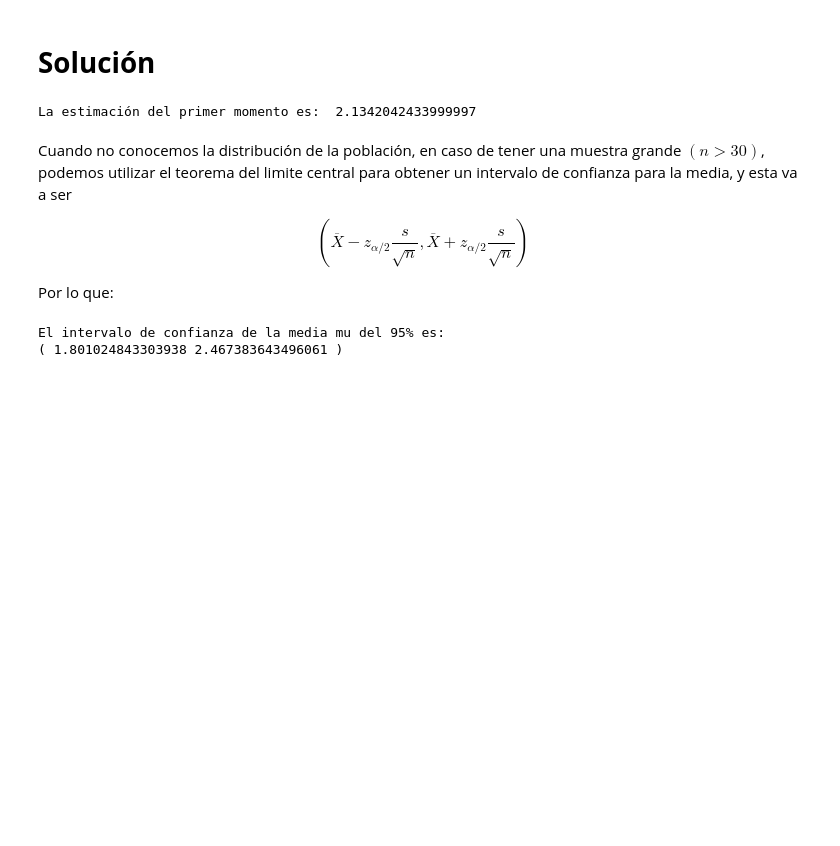
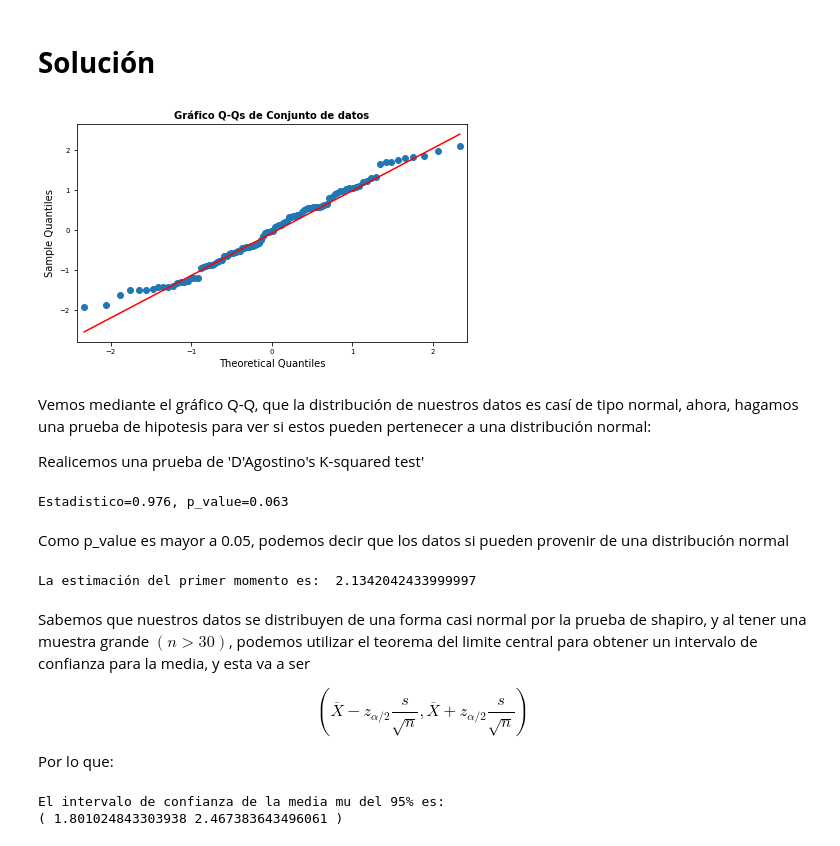
Before and after one commit to HugoMagos0725/Analisis_de_datos, a Jupyter notebook: Tarea_2_Inferencia_Estadistica.ipynb, the cells around one changed output. Drawn from its saved outputs; the diff is of its cells as text; code cells hidden in the pictures; blank space fills up the shorter version.

```diff
--- a/Tarea_2_Inferencia_Estadistica.ipynb
+++ b/Tarea_2_Inferencia_Estadistica.ipynb
@@ -198,13 +221,37 @@ El intervalo de confianza de a del 95% es:
 Con la misma secuencia de datos del problema anterior x. I**magína que no conoces la distribución de donde proviene la muestra**. Estima el primer momento de la distribución $\mu=\bar{x}$ (promedio) y enstima el intervalo de confianza del 95%.
 # %% [markdown]
 # **Solución**
+# %%
+def grafico(a,b):
+  fig, ax = plt.subplots(figsize=(7,4))
+  sm.qqplot(np.array(a), fit   = True, line  = 'q', ax    = ax)
+  ax.set_title('Gráfico Q-Qs de '+b, fontsize = 10,
+             fontweight = "bold")
+  ax.tick_params(labelsize = 7)
+
+grafico(x,'Conjunto de datos')
+# %% [output]
+[figure, added]
+# %% [markdown]
+Vemos mediante el gráfico Q-Q, que la distribución de nuestros datos es casí de tipo normal, ahora, hagamos una prueba de hipotesis para ver si estos pueden pertenecer a una distribución normal:
+
+Realicemos una prueba de 'D'Agostino's K-squared test'
+# %%
+from scipy.stats import shapiro
+est,p_value = shapiro(x)
+
+print("Estadistico=%.3f, p_value=%.3f" % (est,p_value))
+# %% [output]
+Estadistico=0.976, p_value=0.063
+# %% [markdown]
+Como p_value es mayor a 0.05, podemos decir que los datos si pueden provenir de una distribución normal
 # %%
 media = x.mean()
 print('La estimación del primer momento es: ', media)
 # %% [output]
 La estimación del primer momento es:  2.1342042433999997
 # %% [markdown]
-Cuando no conocemos la distribución de la población, en caso de tener una muestra grande $(n>30)$, podemos utilizar el teorema del limite central para obtener un intervalo de confianza para la media, y esta va a ser
+Sabemos que nuestros datos se distribuyen de una forma casi normal por la prueba de shapiro, y al tener una muestra grande $(n>30)$, podemos utilizar el teorema del limite central para obtener un intervalo de confianza para la media, y esta va a ser
 
 $$(\overline{X}-z_{\alpha/2}\frac{s}{\sqrt{n}},\overline{X}+z_{\alpha/
 2}\frac{s}{\sqrt{n}})$$
```
Also changed, not shown: parts of 14 cells of this notebook.
